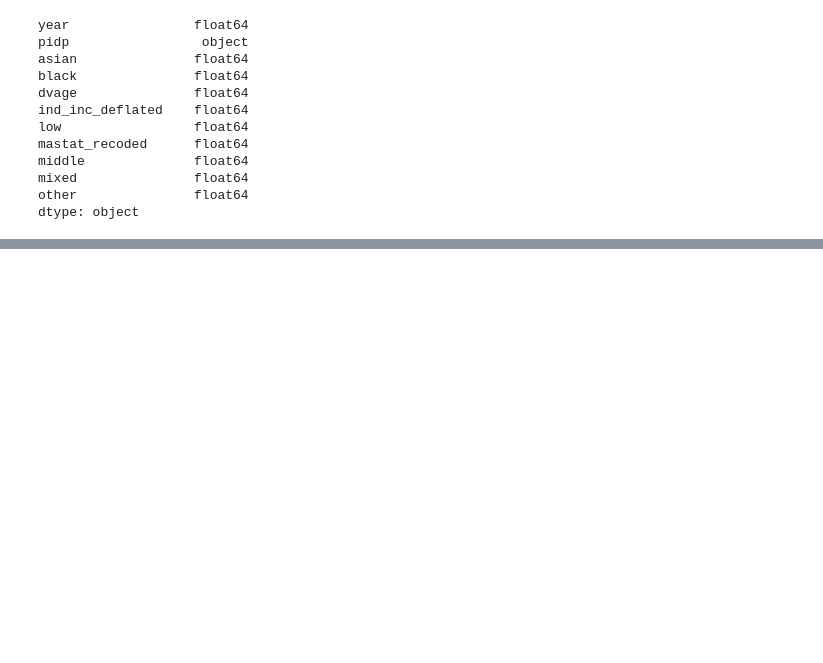
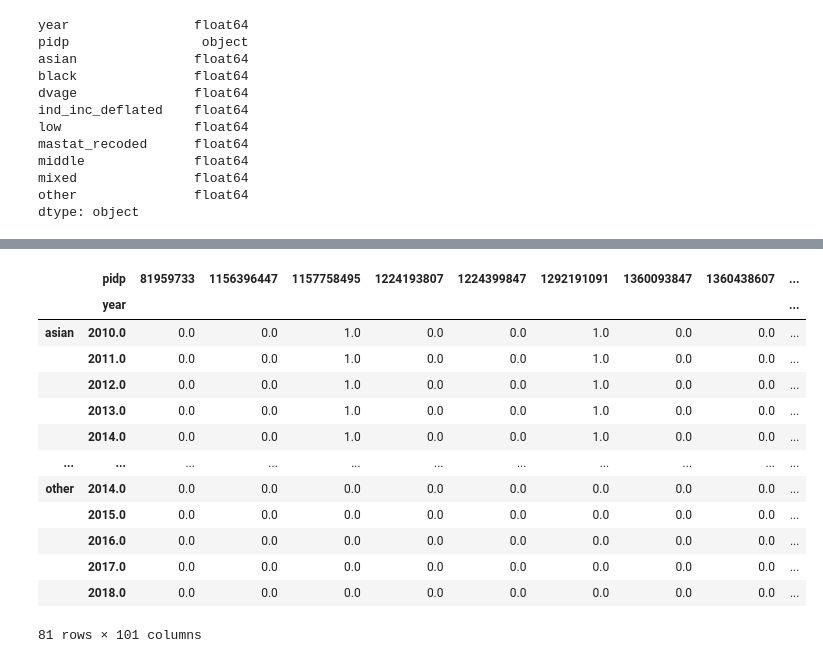
Before and after one commit to centre-for-care/costofcare, a Jupyter notebook: convex_sc.ipynb, the cells around one changed output, grey strips where cells are left out. Cells and saved outputs as stored; diff of their text form; code cells hidden in the pictures; blank space fills up the shorter version.

```diff
--- a/convex_sc.ipynb
+++ b/convex_sc.ipynb
@@ -321,0 +329,17 @@ array([[ 936.10681198, 1133.67749515,  751.9184908 , 1128.97734418,
+# %%
+data_object['data']
+# %% [output]
+|  | pidp | 81959733 | 1156396447 | 1157758495 | 1224193807 | 1224399847 | 1292191091 | 1360093847 | 1360438607 | ... |
+|  | year |  |  |  |  |  |  |  |  | ... |
+| asian | 2010.0 | 0.0 | 0.0 | 1.0 | 0.0 | 0.0 | 1.0 | 0.0 | 0.0 | ... |
+|  | 2011.0 | 0.0 | 0.0 | 1.0 | 0.0 | 0.0 | 1.0 | 0.0 | 0.0 | ... |
+|  | 2012.0 | 0.0 | 0.0 | 1.0 | 0.0 | 0.0 | 1.0 | 0.0 | 0.0 | ... |
+|  | 2013.0 | 0.0 | 0.0 | 1.0 | 0.0 | 0.0 | 1.0 | 0.0 | 0.0 | ... |
+|  | 2014.0 | 0.0 | 0.0 | 1.0 | 0.0 | 0.0 | 1.0 | 0.0 | 0.0 | ... |
+| ... | ... | ... | ... | ... | ... | ... | ... | ... | ... | ... |
+| other | 2014.0 | 0.0 | 0.0 | 0.0 | 0.0 | 0.0 | 0.0 | 0.0 | 0.0 | ... |
+|  | 2015.0 | 0.0 | 0.0 | 0.0 | 0.0 | 0.0 | 0.0 | 0.0 | 0.0 | ... |
+|  | 2016.0 | 0.0 | 0.0 | 0.0 | 0.0 | 0.0 | 0.0 | 0.0 | 0.0 | ... |
+|  | 2017.0 | 0.0 | 0.0 | 0.0 | 0.0 | 0.0 | 0.0 | 0.0 | 0.0 | ... |
+|  | 2018.0 | 0.0 | 0.0 | 0.0 | 0.0 | 0.0 | 0.0 | 0.0 | 0.0 | ... |
+81 rows × 101 columns
```
Also changed, not shown: parts of 9 cells of this notebook, 2 other files.
